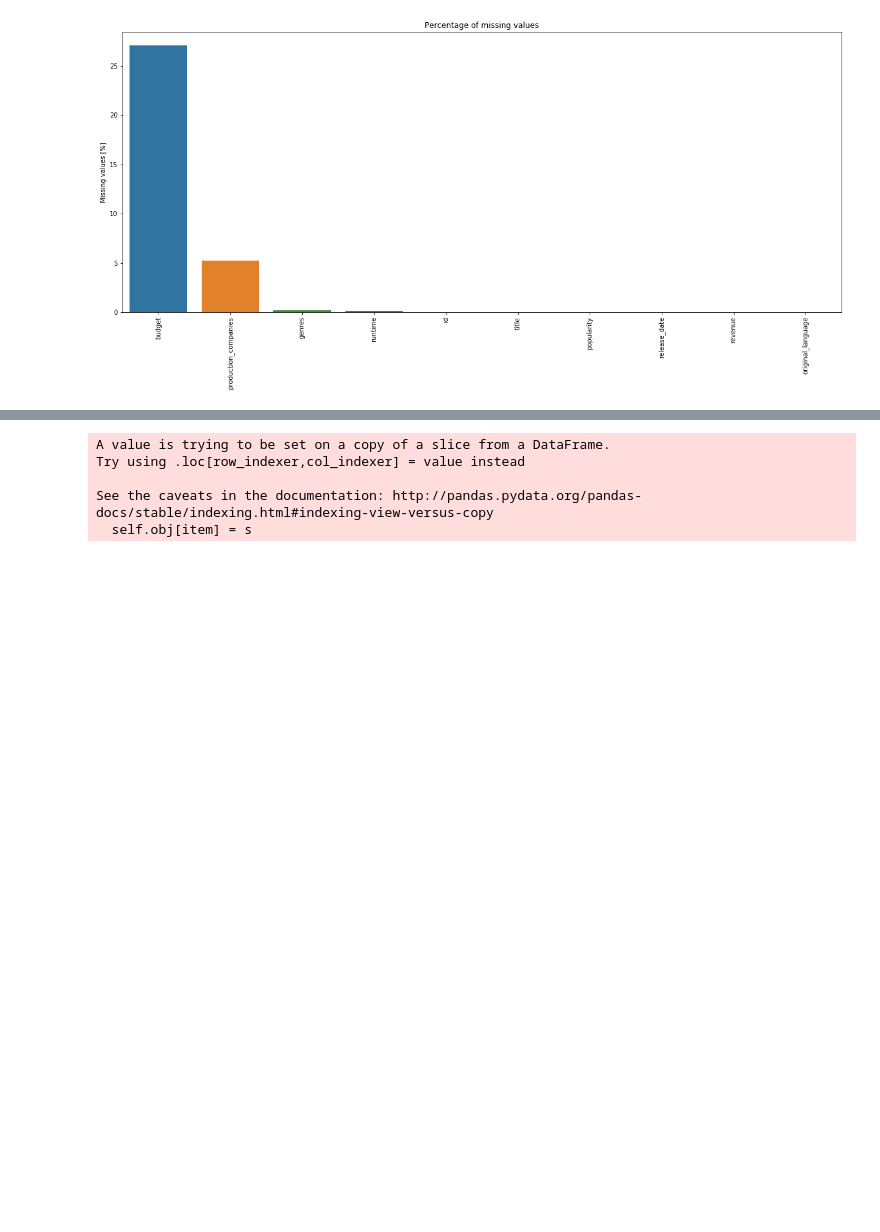
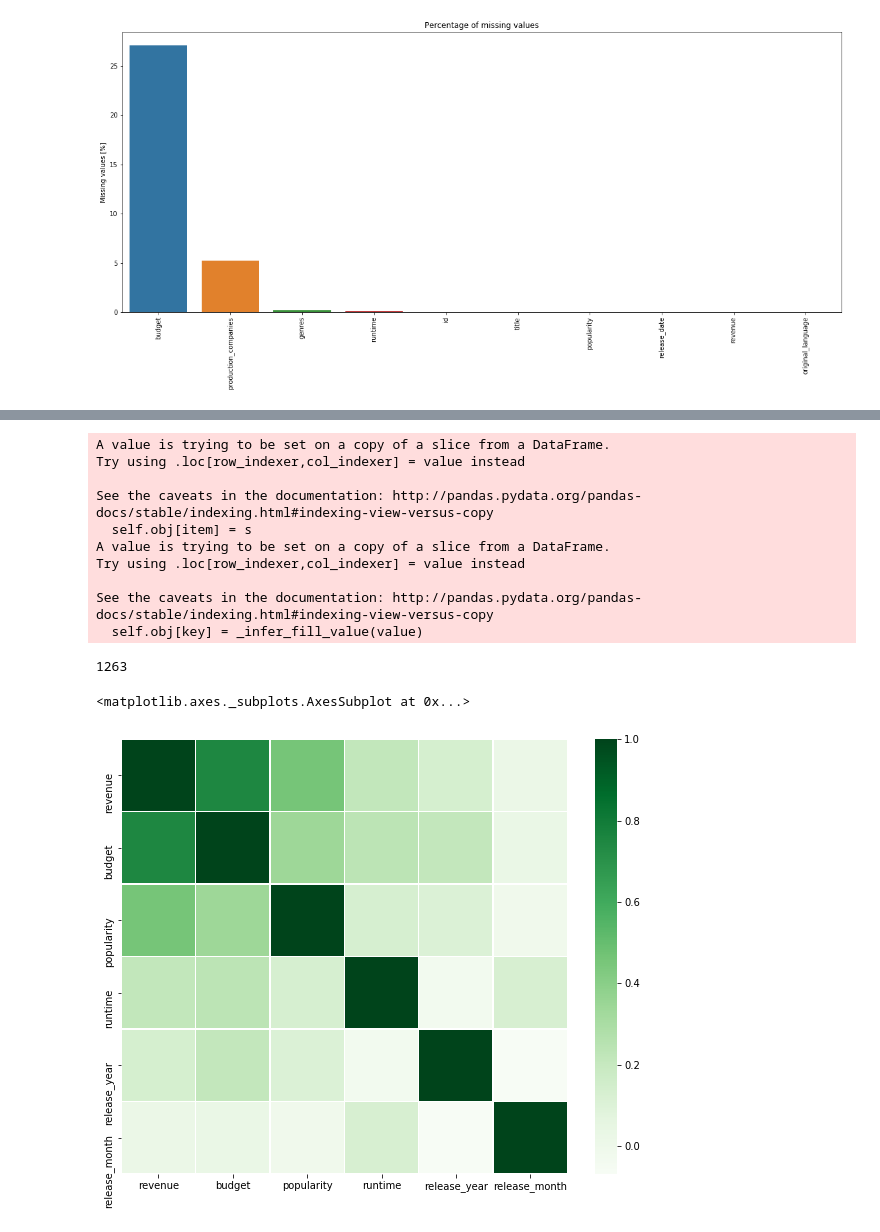
Before and after one commit to cjasm/in1102, a Jupyter notebook: cleber/tmdb/tmdb.ipynb, the cells around one changed output, grey strips where cells are left out. Cells and saved outputs as stored; diff of their text form; code cells hidden in the pictures; blank space fills up the shorter version.

```diff
--- a/cleber/tmdb/tmdb.ipynb
+++ b/cleber/tmdb/tmdb.ipynb
@@ -96,7 +108,7 @@ def get_genres(row):
     if type(row) != type("str") and np.isnan(row):
             return "None"
 
-    row = json.loads(row.replace("\'", "\""))
+    row = ast.literal_eval(row)
     genres = []
     for genre in row:
         genres.append(genre.get("name"))
@@ -111,21 +123,47 @@ def get_release_date(row):
         return(row[:-2] + "20" + yr[0])
 
 def get_production_companies(row):
-    if type(row) != type("str") and np.isnan(row):
-            return "None"
-    text = row.replace("\"", "\'").replace("\'name\'", "\"name\"").replace("\'id\'", "\"id\"").replace(": \'", ": \"").replace("\', ", "\", ").replace("\\xa0","").encode('utf-8')
-    row = json.loads(text)
+    if pd.isna(row):
+        return "None"
+
+    row = ast.literal_eval(row)
+    row[0].get("name")
     companies = []
     for companie in row:
         companies.append(companie.get("name"))
-    return companies
+    return [row[0].get("name")]
 # %%
 fields.loc[:, "production_companies"] = dataset["production_companies"].apply(get_production_companies).values
 fields.loc[:, "release_date"] = dataset["release_date"].apply(get_release_date).values
 fields.loc[:, "genres"] = dataset["genres"].apply(get_genres).values
+fields.loc[:, "release_date"] = pd.to_datetime(fields.loc[:, "release_date"])
+fields.loc[:,"release_year"] = fields.loc[:,"release_date"].dt.year
+fields.loc[:,"release_month"] = fields.loc[:,"release_date"].dt.month
 # %% [output]
 A value is trying to be set on a copy of a slice from a DataFrame.
 Try using .loc[row_indexer,col_indexer] = value instead
 
 See the caveats in the documentation: http://pandas.pydata.org/pandas-docs/stable/indexing.html#indexing-view-versus-copy
   self.obj[item] = s
+A value is trying to be set on a copy of a slice from a DataFrame.
+Try using .loc[row_indexer,col_indexer] = value instead
+
+See the caveats in the documentation: http://pandas.pydata.org/pandas-docs/stable/indexing.html#indexing-view-versus-copy
+  self.obj[key] = _infer_fill_value(value)
+# %%
+a = dataset["production_companies"].apply(get_production_companies)
+len(a.apply(pd.Series).stack().unique())
+list_of_companies = a.apply(lambda x: [i for i in x] if x != "None" else []).apply(pd.Series).stack()
+
+companies_overall = np.array(Counter(list_of_companies).most_common(30))
+pd.to_numeric(companies_overall[:,1]).sum()
+# %% [output]
+1263
+# %%
+columns = ['revenue','budget','popularity','runtime', 'release_year', 'release_month']
+plt.subplots(figsize=(10, 8))
+correlations = fields[columns].corr()
+sns.heatmap(correlations, xticklabels=columns,yticklabels=columns, linewidths=.5, cmap="Greens")
+# %% [output]
+<matplotlib.axes._subplots.AxesSubplot at 0x...>
+[figure, added]
```
Also changed, not shown: parts of 13 cells of this notebook, 3 other files.
